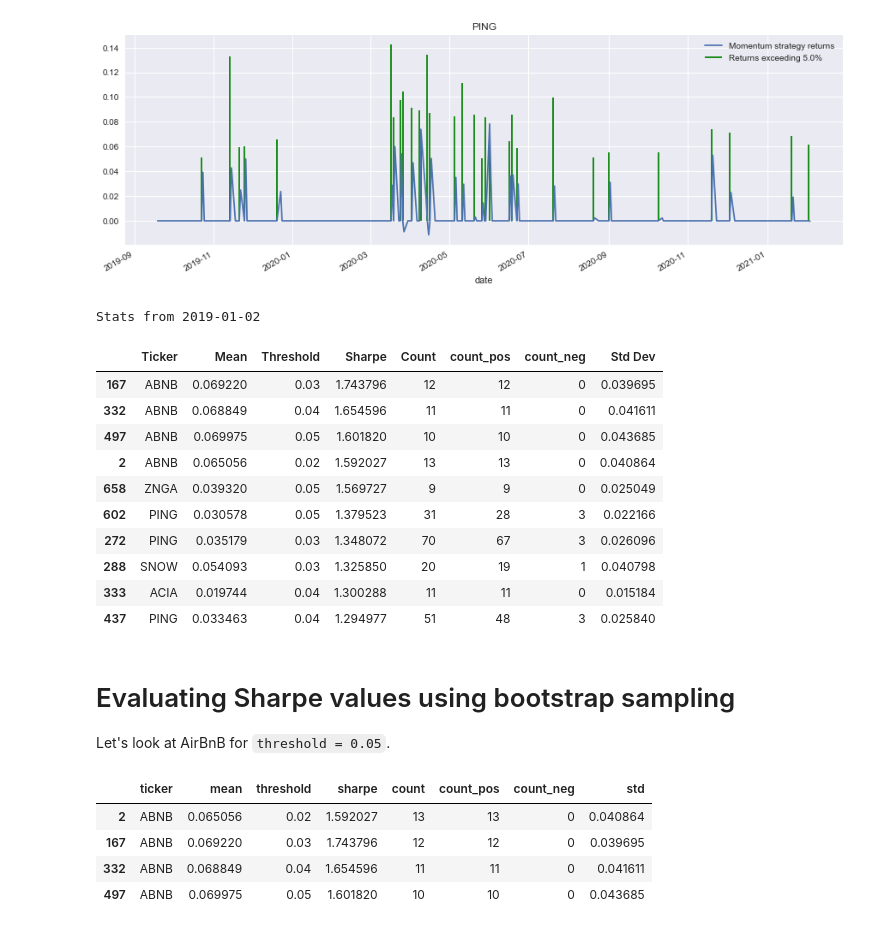
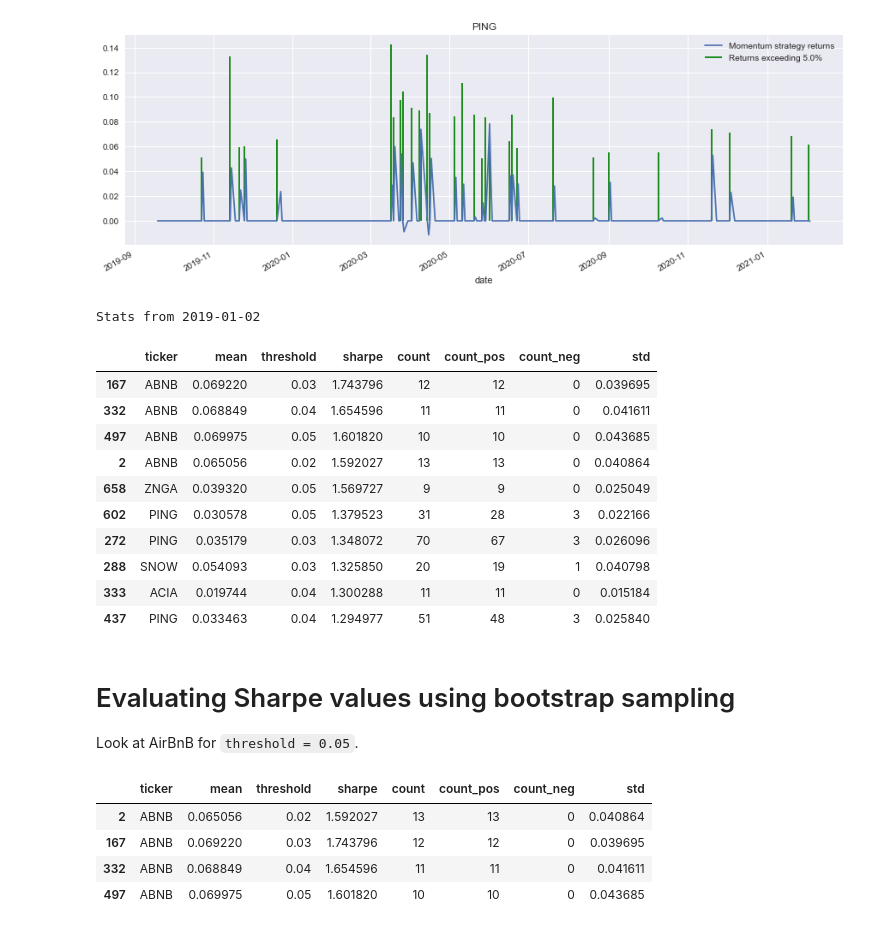
Before and after one commit to yh2n/financial-analysis-v2, a Jupyter notebook: notebooks/close_to_high_analytics.ipynb, the cells around one changed output. Saved outputs shown, nothing was run; the diff lists cells and outputs as text; code cells hidden in the pictures.

```diff
--- a/notebooks/close_to_high_analytics.ipynb
+++ b/notebooks/close_to_high_analytics.ipynb
@@ -42,7 +42,8 @@ Name: Ticker, Length: 165, dtype: object
 start = tiingo.DEFAULT_START
 end = tiingo.TODAY
 
-price_filename = '_'.join(['prc', BASKET_NAME, start, end, 'Y']) + '.csv'
+# price_filename = '_'.join(['prc', BASKET_NAME, start, end, 'Y']) + '.csv'
+price_filename = 'prc_scorecard_single_ticker_2005-01-01_2021-02-04_Y.csv'
 price_filepath = DATA_PATH / price_filename
 
 if Path(price_filepath).exists():
@@ -82,3 +69,11 @@ last_3y_stats_df = pd.DataFrame(last_3y_stats)
+# %%
+import strats.threshold_momentum as tm
+from evaluation.threshold_momentum import calculate_stats_for_thresholds
+
+stats_df = calculate_stats_for_thresholds(
+    close_prices, hi_prices, tm.threshold_momentum_returns)
+last_3y_stats_df = calculate_stats_for_thresholds(
+    close_prices.last('3Y'), hi_prices.last('3Y'), tm.threshold_momentum_returns)
 # %%
 print(f'Stats from {start}')
 stats_df.sort_values('sharpe', ascending=False).head(10)
@@ -119,10 +114,10 @@ compare_returns(close_prices, returns, threshold, 'PING')
 [figure]
 # %%
 print(f"Stats from {close_prices.last('3Y').index[0].date()}")
-last_3y_stats_df.sort_values('Sharpe', ascending=False).head(10)
+last_3y_stats_df.sort_values('sharpe', ascending=False).head(10)
 # %% [output]
 Stats from 2019-01-02
-|  | Ticker | Mean | Threshold | Sharpe | Count | count_pos | count_neg | Std Dev |
+|  | ticker | mean | threshold | sharpe | count | count_pos | count_neg | std |
 | 167 | ABNB | 0.069220 | 0.03 | 1.743796 | 12 | 12 | 0 | 0.039695 |
 | 332 | ABNB | 0.068849 | 0.04 | 1.654596 | 11 | 11 | 0 | 0.041611 |
 | 497 | ABNB | 0.069975 | 0.05 | 1.601820 | 10 | 10 | 0 | 0.043685 |
@@ -143,7 +131,7 @@ Stats from 2019-01-02
 # %% [markdown]
 # Evaluating Sharpe values using bootstrap sampling
 
-Let's look at AirBnB for `threshold = 0.05`.
+Look at AirBnB for `threshold = 0.05`.
 # %%
 stats_df[(stats_df['ticker'] == 'ABNB')]
 # %% [output]
```
Also changed, not shown: parts of 54 cells of this notebook.
